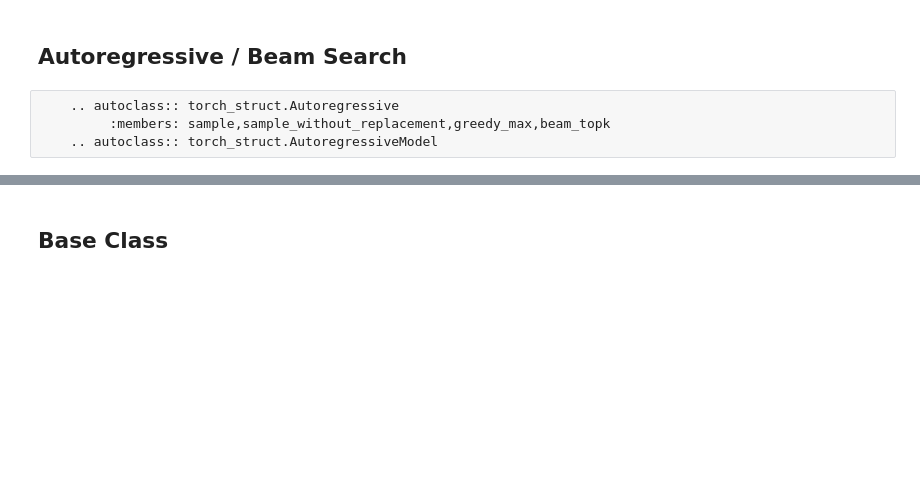
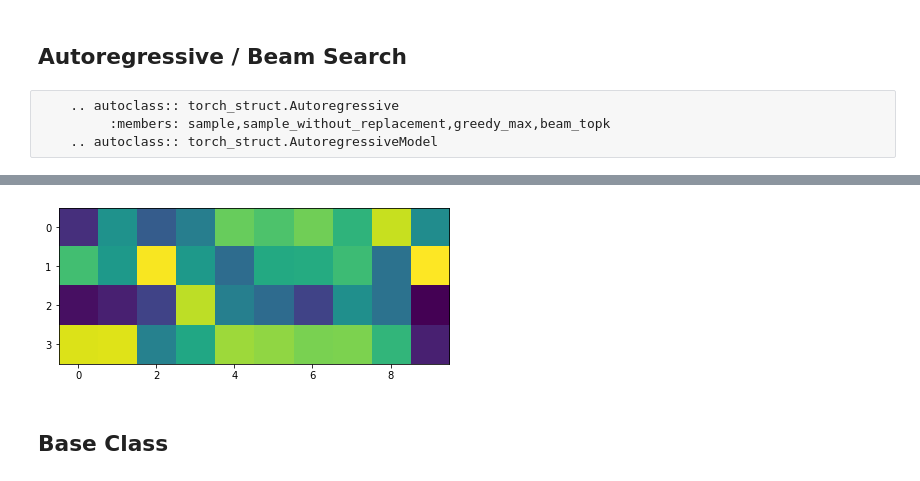
Before and after one commit to harvardnlp/pytorch-struct, a Jupyter notebook: docs/source/model.ipynb, the cells around one changed output, grey strips where cells are left out. Saved outputs shown, nothing was run; the diff lists cells and outputs as text; code cells hidden in the pictures; blank space fills up the shorter version.

```diff
--- a/docs/source/model.ipynb
+++ b/docs/source/model.ipynb
@@ -282,3 +263,11 @@ for i in range(3):
+# %%
+dist = torch_struct.Autoregressive(RNN_AR(sparse=False), init, C, N)
+_, _, logits = dist.greedy_tempmax(1.0)
+show_ar(logits[0])
+loss = logits[0:1, torch.arange(10), torch.zeros(10).long()]
+loss.sum().backward()
+# %% [output]
+[figure, added]
 # %% [markdown]
 ## Base Class
 # %% [raw]
```
Also changed, not shown: parts of 27 cells of this notebook, 2 other files.
